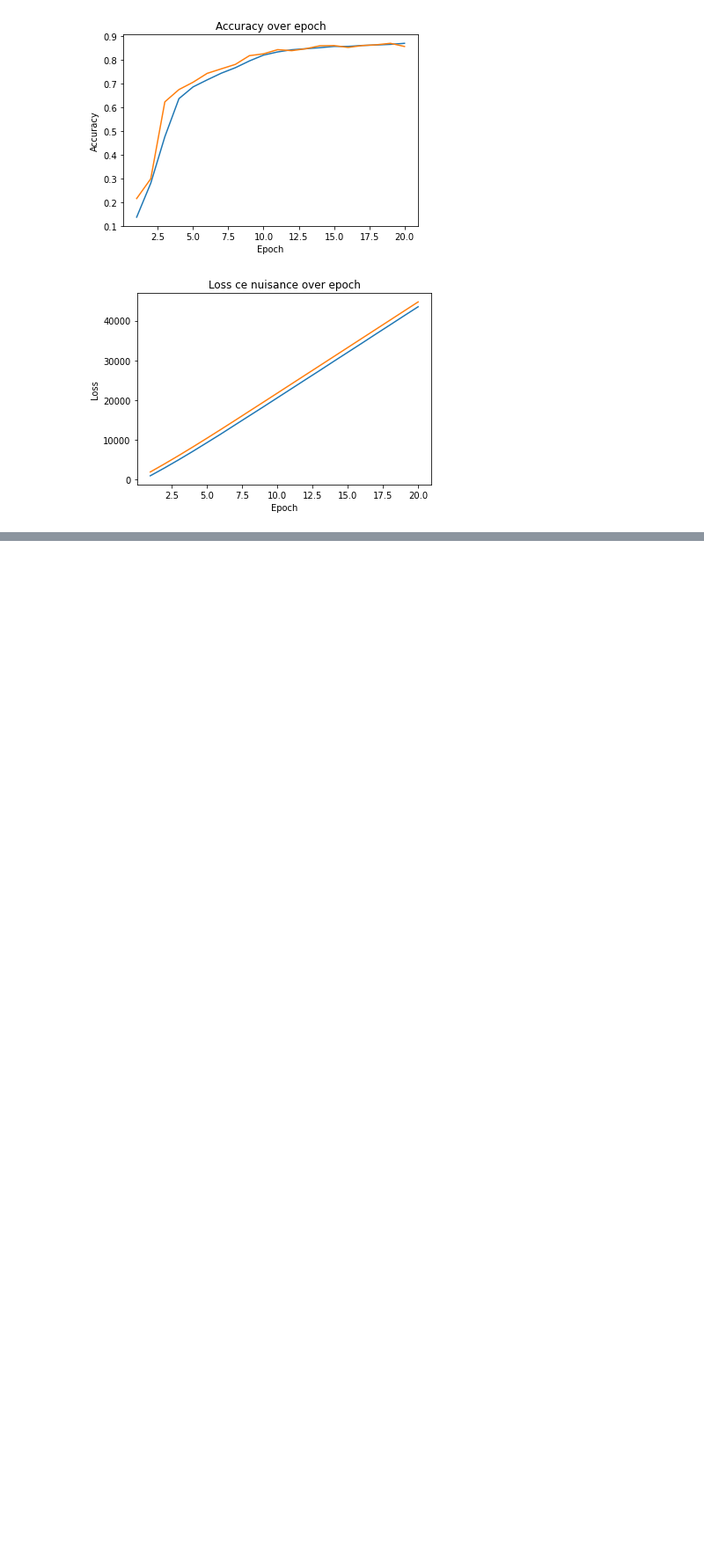
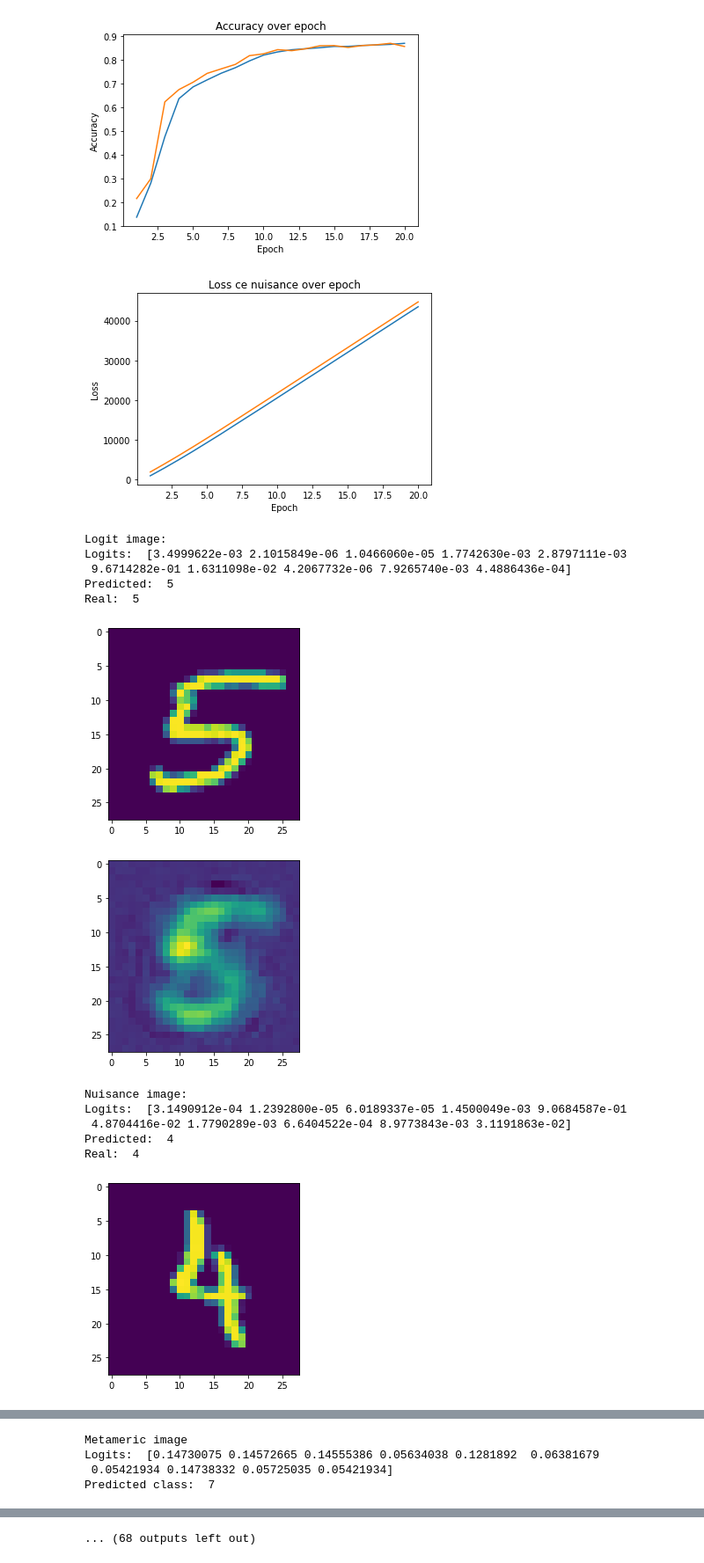
Before and after one commit to sava-stepurin/graduate_work, a Jupyter notebook: MNIST_metameric_attack/MNIST.ipynb, the cells around one changed output, grey strips where cells are left out. Shown at 88% size. Cells and saved outputs as stored; diff of their text form; code cells hidden in the pictures; blank space fills up the shorter version.

```diff
--- a/MNIST_metameric_attack/MNIST.ipynb
+++ b/MNIST_metameric_attack/MNIST.ipynb
@@ -519,3 +519,36 @@ Val loss mse: 8.121601808852574e-07, Val loss ce: 0.48429569602012634, Val acc o
 [figure]
 [figure]
 [figure]
+# %%
+test = imagegen.flow(X_test, y_test, shuffle=True, batch_size=1)
+def_model.load_weights("drive/My Drive/Диплом/mnist_def.hdf5")
+# %%
+for _ in range(10):
+  logit_img, nuisance_img = choose_images(def_model, test, 0.6)
+
+  _, nuisance, _, _, _ = def_model(nuisance_img, training=False)
+  logits, _, _, _, _ = def_model(logit_img, training=False)
+
+  print("Metameric image")
+  met_array = tf.concat([logits, nuisance], axis=-1)
+  metameric_img = def_model._decoder(met_array)
+  met_logits, _, _, _, _ = def_model(tf.reshape(metameric_img, (1, 28, 28, 1)), training=False)
+  print("Logits: ", tf.nn.softmax(met_logits).numpy()[0])
+  print("Predicted class: ", np.argmax(tf.nn.softmax(met_logits).numpy()[0]))
+  plt.imshow(tf.reshape(metameric_img, (28, 28)).numpy())
+  plt.show()
+  print()
+# %% [output]
+Logit image:
+Logits:  [3.4999622e-03 2.1015849e-06 1.0466060e-05 1.7742630e-03 2.8797111e-03
+ 9.6714282e-01 1.6311098e-02 4.2067732e-06 7.9265740e-03 4.4886436e-04]
+Predicted:  5
+Real:  5
+[figure, added]
+[figure, added]
+Nuisance image:
+Logits:  [3.1490912e-04 1.2392800e-05 6.0189337e-05 1.4500049e-03 9.0684587e-01
+ 4.8704416e-02 1.7790289e-03 6.6404522e-04 8.9773843e-03 3.1191863e-02]
+Predicted:  4
+Real:  4
+[figure, added]
@@ -521,0 +556,4 @@ Val loss mse: 8.121601808852574e-07, Val loss ce: 0.48429569602012634, Val acc o
+Metameric image
+Logits:  [0.14730075 0.14572665 0.14555386 0.05634038 0.1281892  0.06381679
+ 0.05421934 0.14738332 0.05725035 0.05421934]
+Predicted class:  7
@@ -521,0 +573 @@ Val loss mse: 8.121601808852574e-07, Val loss ce: 0.48429569602012634, Val acc o
+... (68 outputs left out)
```
Also changed, not shown: parts of 2 cells of this notebook.
